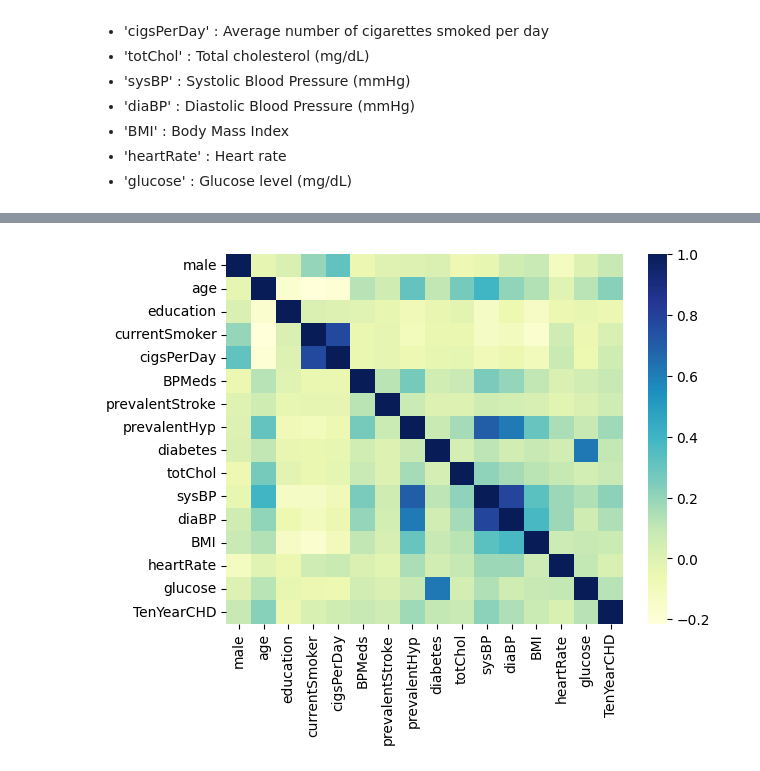
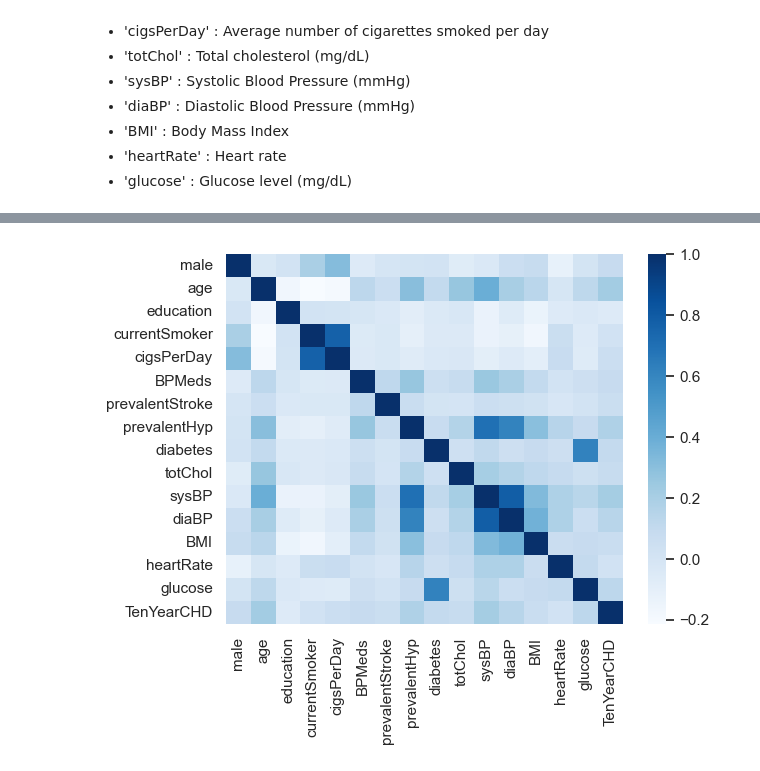
Before and after one commit to SmiffBarney/Heart-Disease-Analysis, a Jupyter notebook: notebooks/0_main_eda.ipynb, the cells around one changed output, grey strips where cells are left out. Drawn from its saved outputs; the diff is of its cells as text; code cells hidden in the pictures.

```diff
--- a/notebooks/0_main_eda.ipynb
+++ b/notebooks/0_main_eda.ipynb
@@ -139,0 +158,20 @@ df['education'].plot(kind='hist', bins=4, title='Distribution of education level
+# %%
+# Function to plot the distributions for continuous variables
+
+sns.set_theme(palette='deep')
+
+def dist_plot(data, variable, median=False, mean=False, unit=None):
+    sns.displot(data[variable], height = 5, aspect = 11/6, bins = 30, kde = True)
+    if median == True:
+        plt.axvline(data[variable].median(), color='red', linestyle='--', label=f'Median = {data[variable].median():.2f} {unit}')
+    if mean == True:
+        plt.axvline(data[variable].mean(), color='green', linestyle='--', label=f'Mean = {data[variable].mean():.2f} {unit}')
+    plt.ylabel('Number of people')
+    plt.xlabel(f'{variable} {unit}')
+    plt.title(f'{variable}')
+    plt.legend()
+    plt.show()
+
+# Units for the continuous variables
+units = ['years', 'num/day', 'mg/dL', 'mmHg', 'mmHg', 'kg/m^2', 'bpm','mg/dL']
+cont_variables = ['age', 'cigsPerDay', 'totChol', 'sysBP', 'diaBP', 'BMI', 'heartRate', 'glucose']
@@ -156,0 +267,19 @@ df.plot(kind='scatter',x='age',y='sysBP',title='Scatterplot of sysBP versus age'
+# %%
+# Function to overlay distribution of positive CHD onto continuous variables
+sns.set_theme(palette='deep')
+
+def comp_histplot(cont_var, unit):
+    bin_edges = plt.hist(df[cont_var], bins=30)[1]
+
+    # Plotting the histogram for the independent variable
+    sns.histplot(df[cont_var], bins=bin_edges, kde=True, color='lightblue',label='All',alpha=0.7)
+
+    # Overlaying the histogram for the TenYearCHD
+    sns.histplot(df[df['TenYearCHD']==1][cont_var], bins=bin_edges, kde=True, color='red', label='10 year CHD', alpha=0.5)
+
+    # Setting the labels and title
+    plt.ylabel('Number of people')
+    plt.xlabel(f'{cont_var} {unit}')
+    plt.title(f'Comparing {cont_var} with 10 Year CHD Risk')
+    plt.legend()
+    plt.show()
@@ -157,8 +343,8 @@ df.plot(kind='scatter',x='age',y='sysBP',title='Scatterplot of sysBP versus age'
 # %%
 # Correlation heatmap
-plot = sns.heatmap(df.corr(), cmap='YlGnBu', annot=False)
+plot = sns.heatmap(df.corr(), cmap='Blues', annot=False)
 # %% [output]
-[figure, old version]
+[figure, new version]
 # %%
 df.corr()
 # %% [output]
```
Also changed, not shown: parts of 24 cells of this notebook, 14 other files.
